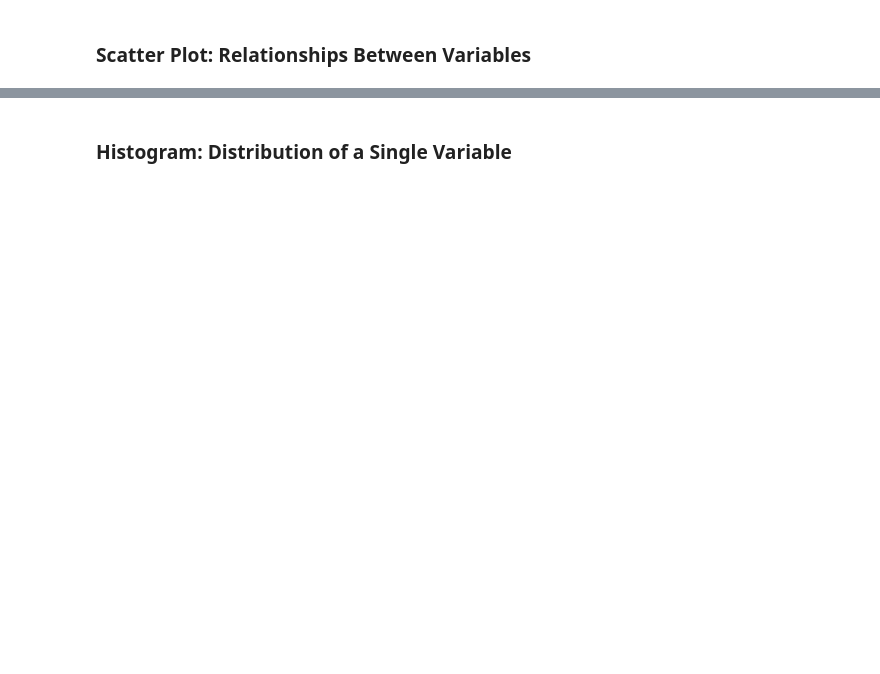
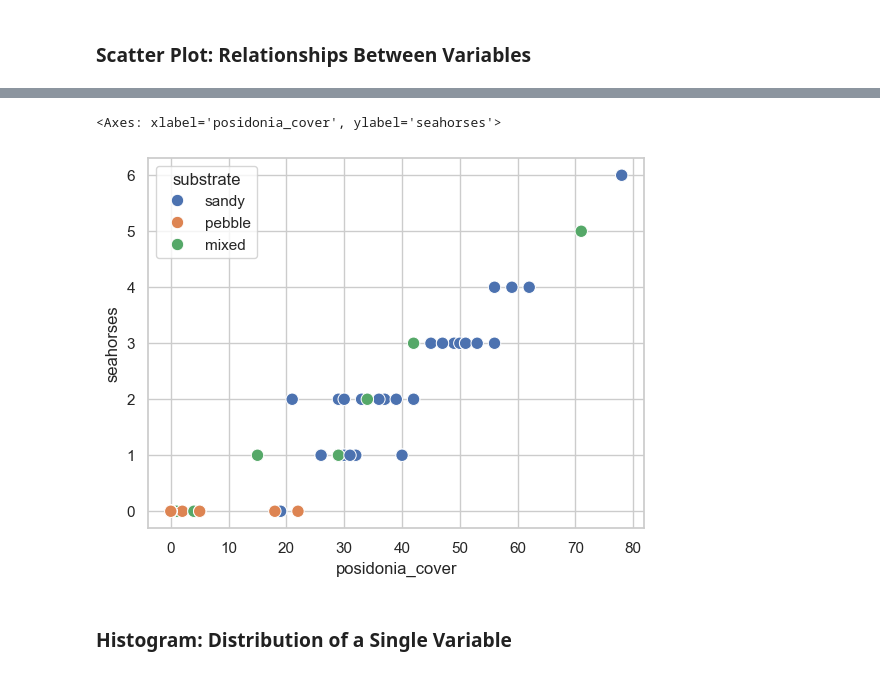
Before and after one commit to cgenomicslab/imbb-data-analysis, a Jupyter notebook: week1/day2_plotting_data_exploration.ipynb, the cells around one changed output, grey strips where cells are left out. Cells and saved outputs as stored; diff of their text form; code cells hidden in the pictures; blank space fills up the shorter version.

```diff
--- a/week1/day2_plotting_data_exploration.ipynb
+++ b/week1/day2_plotting_data_exploration.ipynb
@@ -94,10 +148,13 @@ print("Do warmer sites have more tourists?")
 # %%
 # Add color by substrate type
 sns.scatterplot(data=survey,
-                x='water_temp',
-                y='umbrellas_per_100m',
+                x='posidonia_cover',
+                y='seahorses',
                 hue='substrate',
-                s=100)  # s = marker size
+                s=80)
+# %% [output]
+<Axes: xlabel='posidonia_cover', ylabel='seahorses'>
+[figure, added]
 # %% [markdown]
 ### Histogram: Distribution of a Single Variable
 # %%
```
Also changed, not shown: parts of 58 cells of this notebook, 6 other files.
